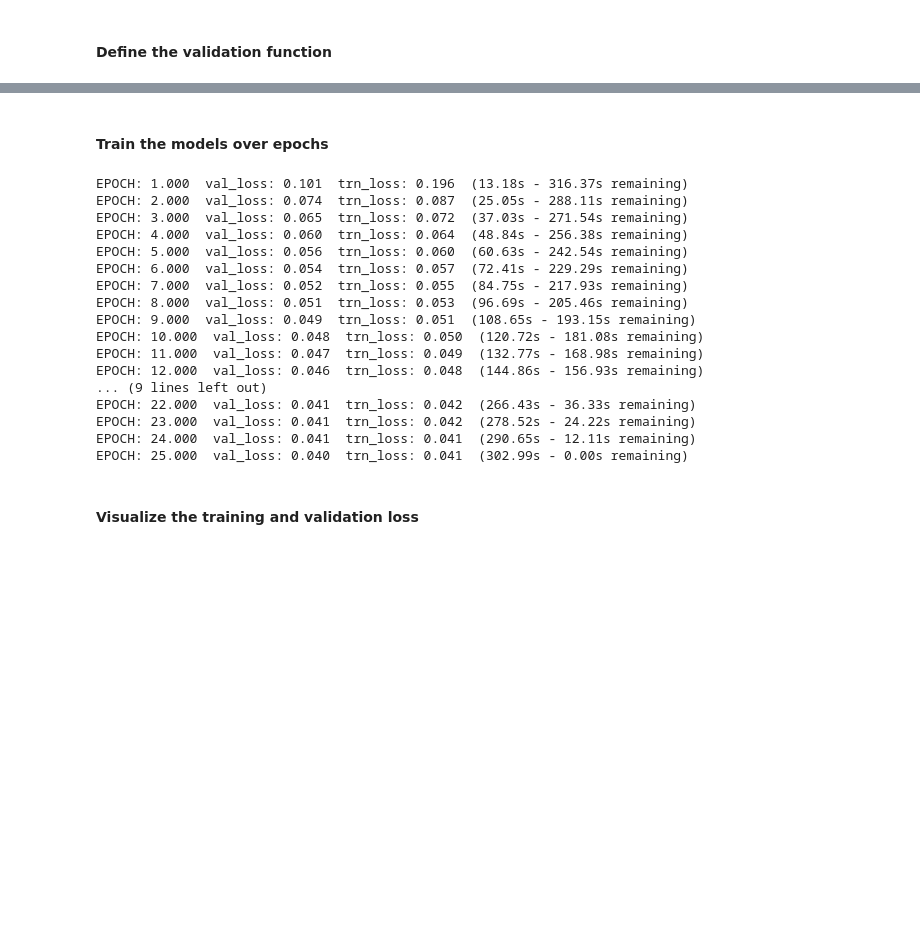
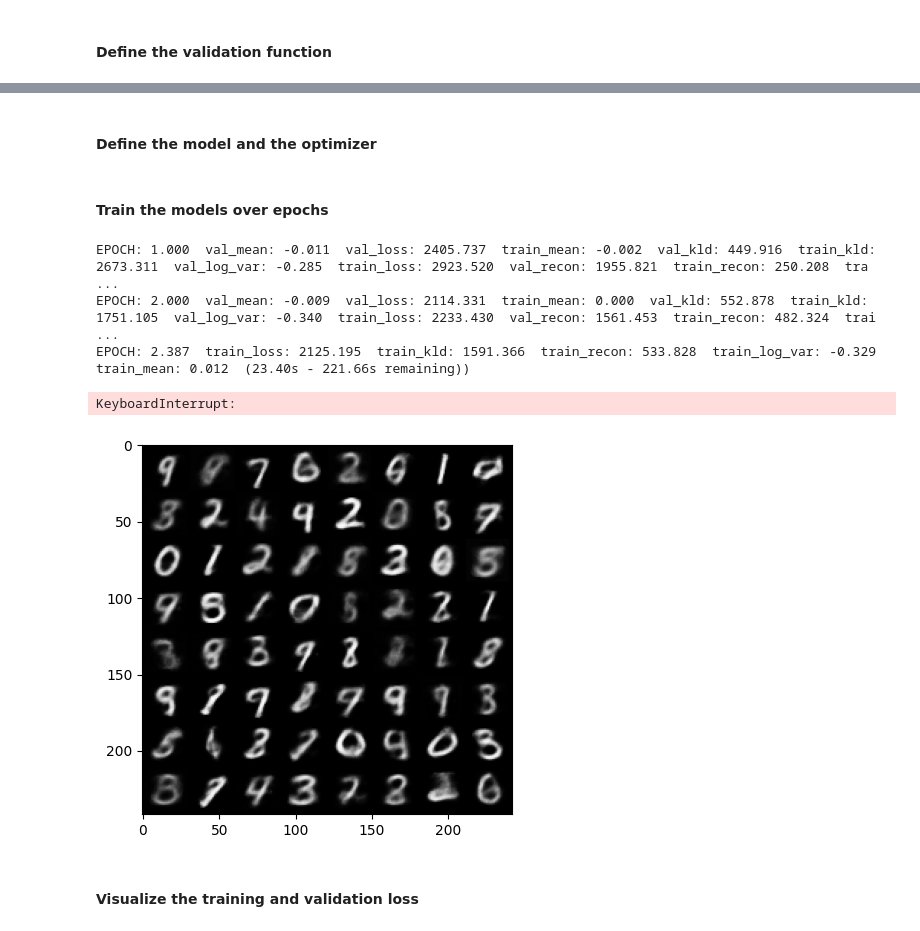
Before and after one commit to MuhammedM294/PyTorch4CV, a Jupyter notebook: Autoencoder/building_VAE.ipynb, the cells around one changed output, grey strips where cells are left out. Saved outputs shown, nothing was run; the diff lists cells and outputs as text; code cells hidden in the pictures; blank space fills up the shorter version.

```diff
--- a/Autoencoder/building_VAE.ipynb
+++ b/Autoencoder/building_VAE.ipynb
@@ -65,4 +36,0 @@ class ConvAutoEncoder(nn.Module):
-# %%
-from torchsummary import summary
-model = ConvAutoEncoder().to(device)
-summary(model, (1,28,28))
@@ -99,9 +82,9 @@ def train_batch(input, model, loss, opimizer):
 #### Define the validation function
 # %%
 @torch.no_grad()
-def valid_batch(input, model, loss):
+def valid_batch(data, model, loss_fucntion):
     model.eval()
-    output = model(input)
-    loss = loss(output, input)
-    return loss.item()
+    recon, mu, logvar = model(data)
+    loss, mse, kld = loss_fucntion(recon, data, mu, logvar)
+    return loss, mse, kld , logvar.mean(), mu.mean()
 # %% [markdown]
@@ -112,39 +92,46 @@ loss_fn    = nn.MSELoss()
+# %%
+def loss_fcuntion (recon_x, x , mu, logvar):
+    RECON = F.mse_loss(recon_x, x.view(-1, 784) , reduction='sum')
+    KLD = -0.5 * torch.sum(1+ logvar - mu.pow(2) - logvar.exp())
+    return RECON + KLD , RECON , KLD
+# %% [markdown]
+#### Define the model and the optimizer
+# %%
+vae = VAE(x_dim=784, h_dim1=512, h_dim2=256,z_dim=50).to(device)
+optimizer = optim.AdamW(vae.parameters(), lr=1e-3)
 # %% [markdown]
 #### Train the models over epochs
 # %%
 num_epoch = 25
 log = Report(num_epoch)
 
 for epoch in range(num_epoch):
     N = len(train_dataloader)
-    for ix, (data, _) in enumerate(train_dataloader):
-        loss = train_batch(data, model, loss_fn, optimizer)
-        log.record(pos=(epoch + (ix+1)/N), trn_loss=loss, end='\r')
+    for batch_idx, (data, _) in enumerate(train_dataloader):
+        loss, kld, recon, log_var, mean = train_batch(data, vae,  optimizer,loss_fcuntion)
+
+        pos = epoch + (1+batch_idx)/N
+        log.record(pos, train_loss=loss, train_kld=kld, train_recon=recon,train_log_var=log_var, train_mean=mean, end='\r')
 
     N = len(valid_dataloader)
-    for ix, (data, _) in enumerate(valid_dataloader):
-        loss = valid_batch(data, model, loss_fn)
-        log.record(pos=(epoch + (ix+1)/N), val_loss=loss, end='\r')
+    for batch_idx, (data, _) in enumerate(valid_dataloader):
+        loss, recon, kld,log_var,mean = valid_batch(data, vae, loss_fcuntion)
+        pos = epoch + (1+batch_idx)/N
+        log.record(pos, val_loss=loss, val_kld=kld, val_recon=recon, val_log_var=log_var, val_mean=mean, end='\r')
 
     log.report_avgs(epoch+1)
+
+    with torch.no_grad():
+        z = torch.randn(64, 50).to(device)
+        sample = vae.decoder(z).to(device)
+        images = make_grid(sample.view(64, 1, 28, 28)).permute(1,2,0)
+        plt.imshow(images.cpu().detach().numpy(), cmap='gray')
 # %% [output]
-EPOCH: 1.000  val_loss: 0.101  trn_loss: 0.196  (13.18s - 316.37s remaining)
-EPOCH: 2.000  val_loss: 0.074  trn_loss: 0.087  (25.05s - 288.11s remaining)
-EPOCH: 3.000  val_loss: 0.065  trn_loss: 0.072  (37.03s - 271.54s remaining)
-EPOCH: 4.000  val_loss: 0.060  trn_loss: 0.064  (48.84s - 256.38s remaining)
-EPOCH: 5.000  val_loss: 0.056  trn_loss: 0.060  (60.63s - 242.54s remaining)
-EPOCH: 6.000  val_loss: 0.054  trn_loss: 0.057  (72.41s - 229.29s remaining)
-EPOCH: 7.000  val_loss: 0.052  trn_loss: 0.055  (84.75s - 217.93s remaining)
-EPOCH: 8.000  val_loss: 0.051  trn_loss: 0.053  (96.69s - 205.46s remaining)
-EPOCH: 9.000  val_loss: 0.049  trn_loss: 0.051  (108.65s - 193.15s remaining)
-EPOCH: 10.000  val_loss: 0.048  trn_loss: 0.050  (120.72s - 181.08s remaining)
-EPOCH: 11.000  val_loss: 0.047  trn_loss: 0.049  (132.77s - 168.98s remaining)
-EPOCH: 12.000  val_loss: 0.046  trn_loss: 0.048  (144.86s - 156.93s remaining)
-... (9 lines left out)
-EPOCH: 22.000  val_loss: 0.041  trn_loss: 0.042  (266.43s - 36.33s remaining)
-EPOCH: 23.000  val_loss: 0.041  trn_loss: 0.042  (278.52s - 24.22s remaining)
-EPOCH: 24.000  val_loss: 0.041  trn_loss: 0.041  (290.65s - 12.11s remaining)
-EPOCH: 25.000  val_loss: 0.040  trn_loss: 0.041  (302.99s - 0.00s remaining)
+EPOCH: 1.000  val_mean: -0.011  val_loss: 2405.737  train_mean: -0.002  val_kld: 449.916  train_kld: 2673.311  val_log_var: -0.285  train_loss: 2923.520  val_recon: 1955.821  train_recon: 250.208  tra ...
+EPOCH: 2.000  val_mean: -0.009  val_loss: 2114.331  train_mean: 0.000  val_kld: 552.878  train_kld: 1751.105  val_log_var: -0.340  train_loss: 2233.430  val_recon: 1561.453  train_recon: 482.324  trai ...
+EPOCH: 2.387  train_loss: 2125.195  train_kld: 1591.366  train_recon: 533.828  train_log_var: -0.329  train_mean: 0.012  (23.40s - 221.66s remaining))
+KeyboardInterrupt:
+[figure, added]
 # %% [markdown]
 #### Visualize the training and validation loss
 # %%
```
Also changed, not shown: parts of 14 cells of this notebook.
